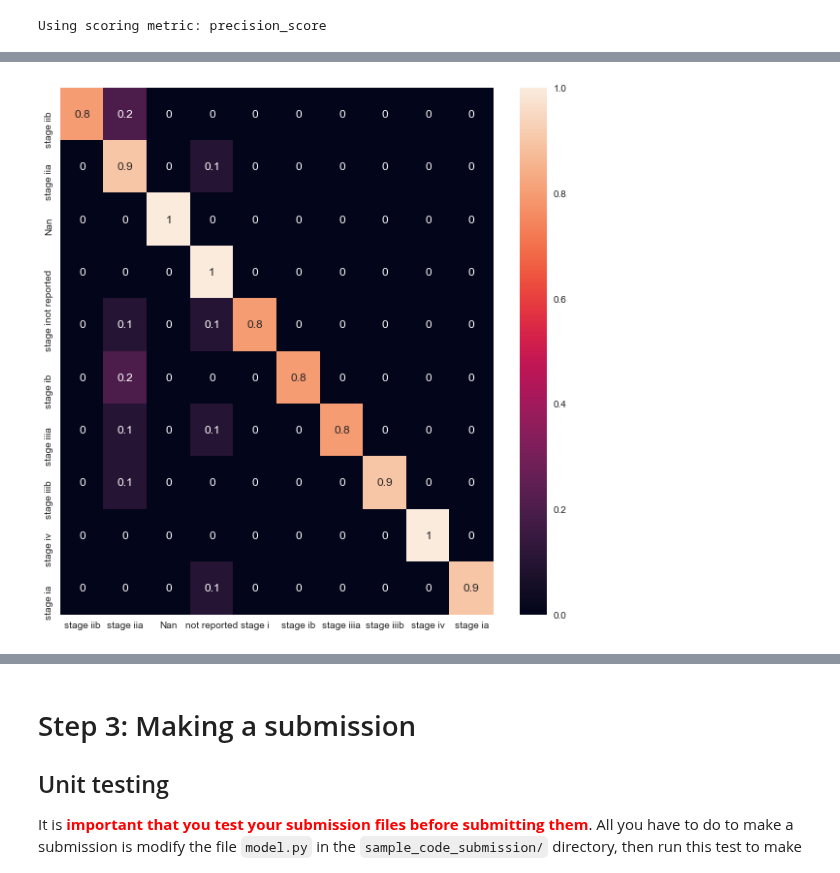
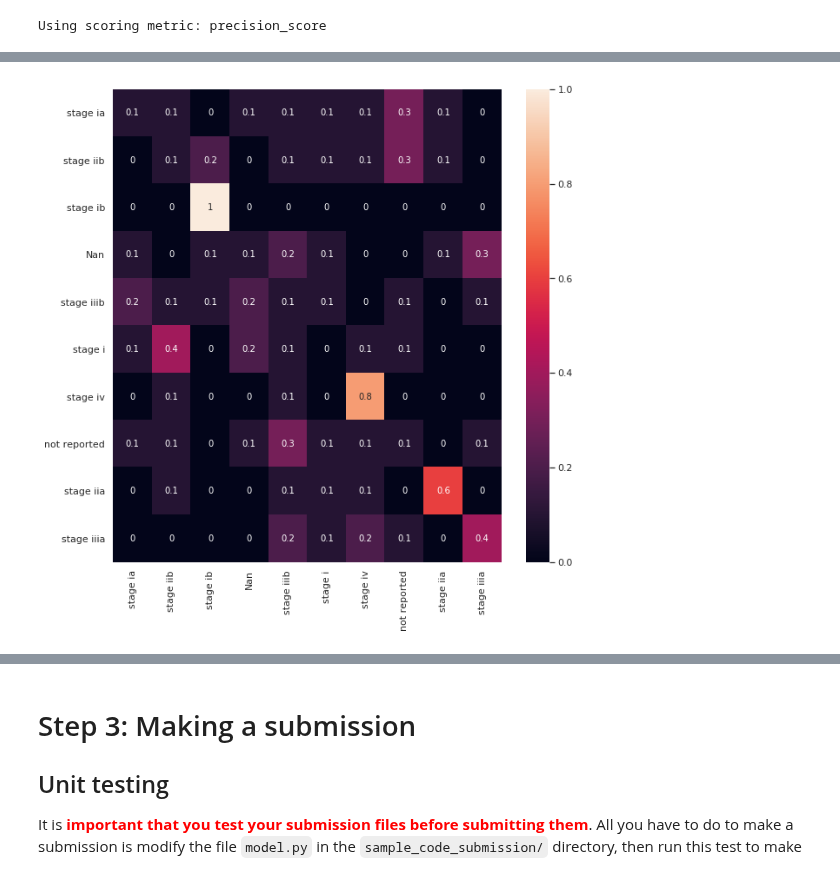
Before and after one commit to HADACA/HADACA, a Jupyter notebook: starting_kit/README.ipynb, the cells around one changed output, grey strips where cells are left out. Drawn from its saved outputs; the diff is of its cells as text; code cells hidden in the pictures.

Commit message:
readme classif qui marche, notebook decoupage final avec + de features tenable en RAM, factorisation dans model.py adapté à baseline faible

```diff
--- a/starting_kit/README.ipynb
+++ b/starting_kit/README.ipynb
@@ -192,10 +156,12 @@ trained_model_name = model_dir + data_name
 # %%
-if not(M.is_trained):
-    X_train = D.data['X_train']
-    Y_train = D.data['Y_train']
-    M.fit(X_train, Y_train)
+import numpy as np
 
-Y_hat_train = M.predict(D.data['X_train']) # Optional, not really needed to test on taining examples
-Y_hat_valid = M.predict(D.data['X_valid'])
-Y_hat_test = M.predict(D.data['X_test'])
+Y_train = D.data['Y_train']
+
+if not(M1.is_trained) or True:
+    M1.fit(D.data['X_train'], Y_train)
+
+Y_hat_train_facto = M1.predict(D.data['X_train']) # Optional, not really needed to test on taining examples
+Y_hat_valid_facto = M1.predict(D.data['X_valid'])
+Y_hat_test_facto = M1.predict(D.data['X_test'])
 # %% [output]
@@ -214 +176,4 @@ PREDICT: dim(y)= [100, 1]
+# %%
+Y_test = D.data['Y_test']
+Y_valid = D.data['Y_valid']
 # %%
@@ -265,19 +209,19 @@ array([[ 8,  2,  0,  0,  0,  0,  0,  0,  0,  0],
 # %%
 import seaborn as sn
 import numpy as np
 import pandas as pd
 import matplotlib.pyplot as plt
 from sklearn.metrics import confusion_matrix
 
-y_pred1 = Y_hat_train
-y_test1 = Y_train
+y_pred1 = Y_hat_test_facto
+y_test1 = Y_test
 array = confusion_matrix(y_test1, y_pred1)
 array = array.astype('float') / array.sum(axis=1)[:, np.newaxis]
 
 
-df_cm = pd.DataFrame(array, index = set(list(data_slice.target)) , columns = set(list(data_slice.target)))
+df_cm = pd.DataFrame(array, index = set(list(data.target)) , columns = set(list(data.target)))
 plt.figure(figsize = (10,10))
 sn.heatmap(df_cm, annot=True)
 plt.show()
 # %% [output]
-[figure, old version]
+[figure, new version]
```
Also changed, not shown: parts of 46 cells of this notebook, 2 other files.
